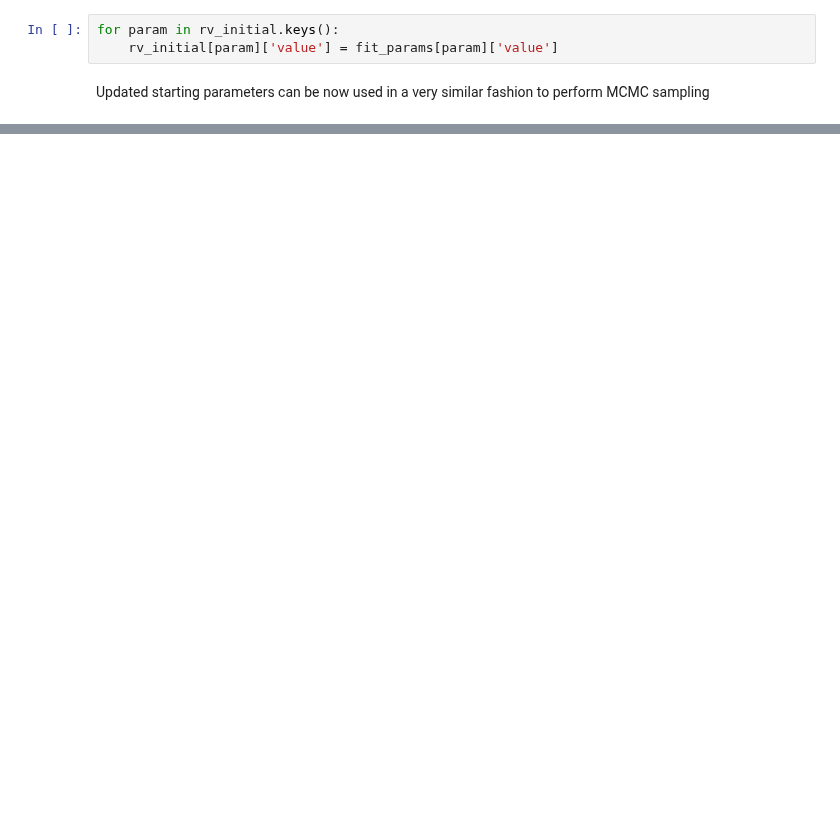
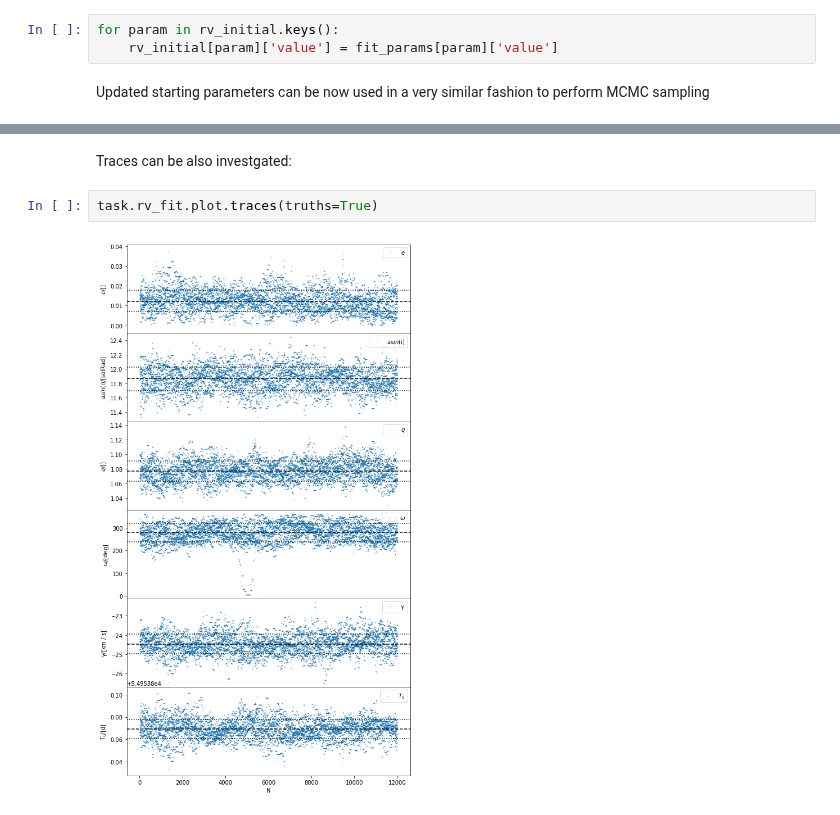
Before and after one commit to mikecokina/elisa, a Jupyter notebook: jupyter_tutorials/demo11-rv_fitting.ipynb, the cells around one changed output, grey strips where cells are left out. Saved outputs shown, nothing was run; the diff lists cells and outputs as text; blank space fills up the shorter version.

```diff
--- a/jupyter_tutorials/demo11-rv_fitting.ipynb
+++ b/jupyter_tutorials/demo11-rv_fitting.ipynb
@@ -277,0 +156,6 @@ fit_params_mcmc = task.rv_fit.fit(x0=rv_initial, method='mcmc', nsteps=1000, pro
+# %% [markdown]
+Traces can be also investgated:
+# %%
+task.rv_fit.plot.traces(truths=True)
+# %% [output]
+[figure, added]
```
Also changed, not shown: parts of 8 cells of this notebook, 5 other files.
